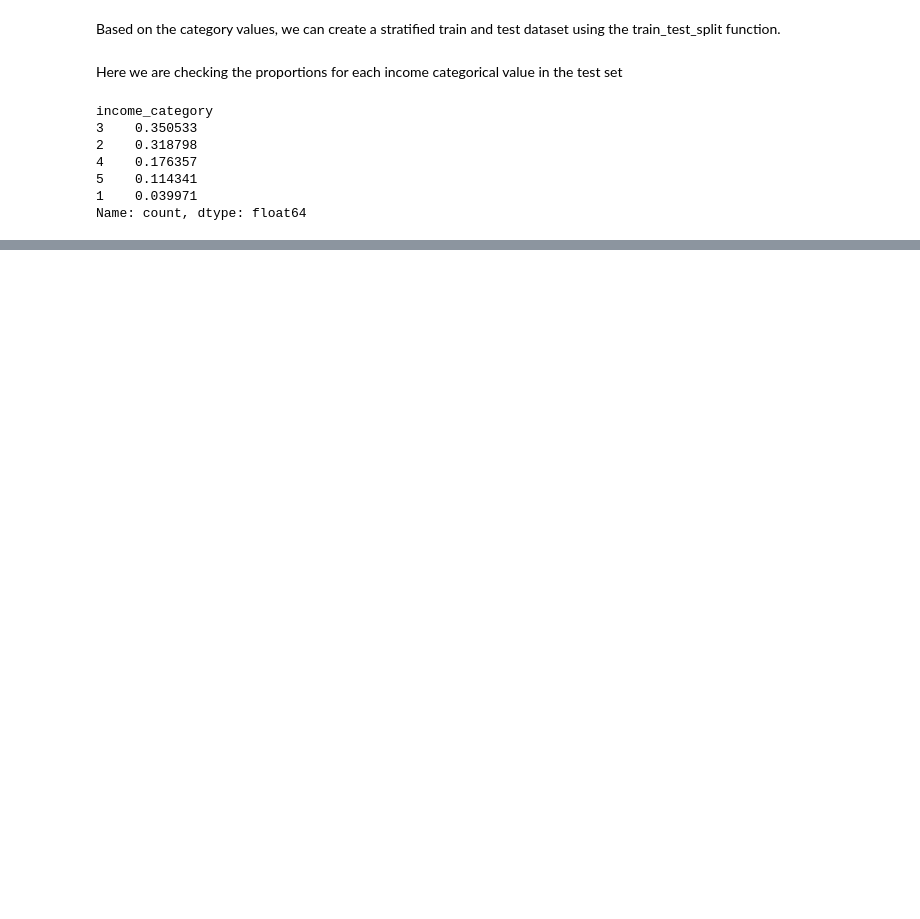
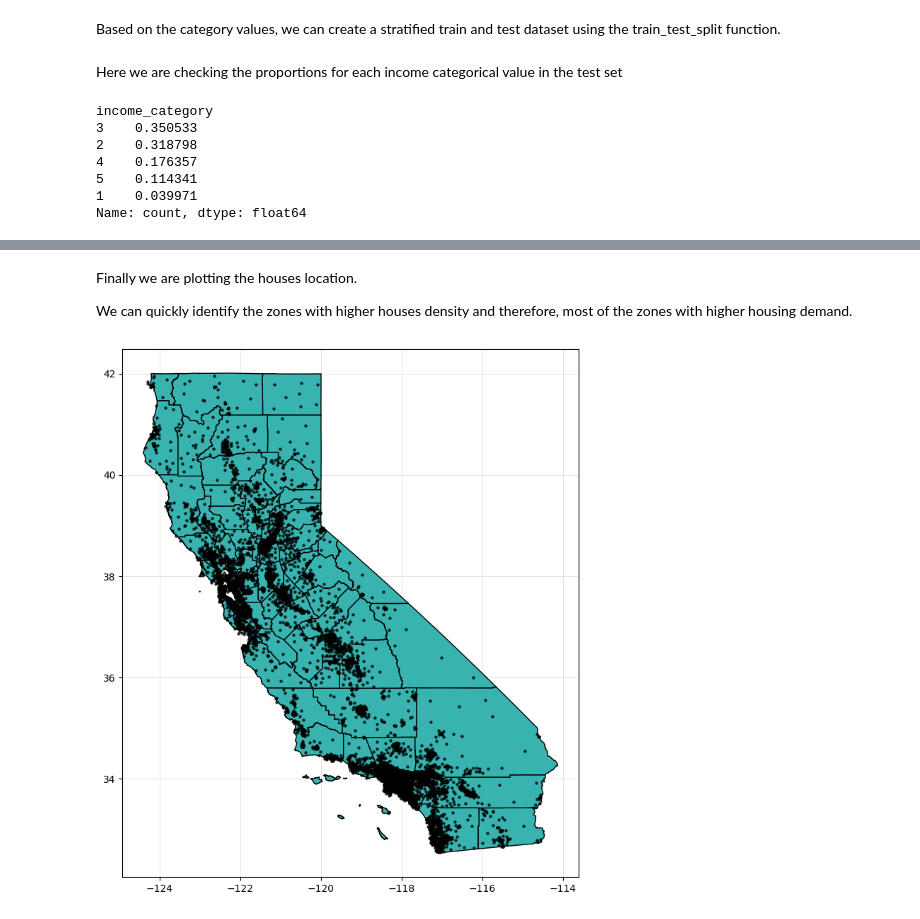
Before and after one commit to Slindex/ML-Projects, a Jupyter notebook: supervised_regression/supervised_regression.ipynb, the cells around one changed output, grey strips where cells are left out. Drawn from its saved outputs; the diff is of its cells as text; code cells hidden in the pictures; blank space fills up the shorter version.

Commit message:
California Map houses distribution added

```diff
--- a/supervised_regression/supervised_regression.ipynb
+++ b/supervised_regression/supervised_regression.ipynb
@@ -202,7 +206,7 @@ ut.designedBarGraph('income_category_bar', x, y, 'DISTRICTS / INCOME CATEGORY',
 # %% [markdown]
 Based on the category values, we can create a stratified train and test dataset using the train_test_split function.
 # %%
-strat_train, strat_test = train_test_split(housingDf, test_size=0.2, stratify=housingDf['income_category'], random_state=42)
+stratTrain, stratTest = train_test_split(housingDf, test_size=0.2, stratify=housingDf['income_category'], random_state=42)
 # %% [markdown]
 Here we are checking the proportions for each income categorical value in the test set
 # %%
@@ -217,0 +259,2 @@ Name: count, dtype: float64
+# %%
+housing = stratTrain.copy()
@@ -217,0 +271,6 @@ Name: count, dtype: float64
+# %%
+californiaMap = gpd.read_file('data/geodata/California_County_Boundaries.shp')
+californiaMap.to_crs(epsg=4326)
+
+geometry = [Point(lon,lat) for lon,lat in zip(housing['longitude'], housing['latitude'])]
+gdf = gpd.GeoDataFrame(housing, geometry=geometry, crs='EPSG:4326')
@@ -217,0 +288,28 @@ Name: count, dtype: float64
+# %% [markdown]
+Finally we are plotting the houses location.
+
+We can quickly identify the zones with higher houses density and therefore, most of the zones with higher housing demand.
+# %%
+# Set CRS for gdf to EPSG:4326
+gdf = gdf.to_crs(epsg=4326)
+
+# Check the CRS of californiaMap and reproject if necessary
+if californiaMap.crs != {'init': 'epsg:4326'}:
+    californiaMap = californiaMap.to_crs(epsg=4326)
+
+# Creating the graph axis and figure elements
+fig, ax = plt.subplots(figsize=(8, 8))
+
+# Setting the grid configuration
+ax.grid(True, color='grey', linewidth='0.5', alpha=0.3)
+ax.set_axisbelow(True)
+
+# Plotting the map shape
+californiaMap.plot(ax=ax, color='#39B3B0', edgecolor='black')
+
+# Plotting the houses location scatter plot
+gdf.plot(ax=ax, marker='o', color='black', markersize=5, alpha=0.7)
+
+ut.saveGraph('california_houses_distribution')
+# %% [output]
+[figure, added]
```
Also changed, not shown: parts of 14 cells of this notebook, 11 other files.
